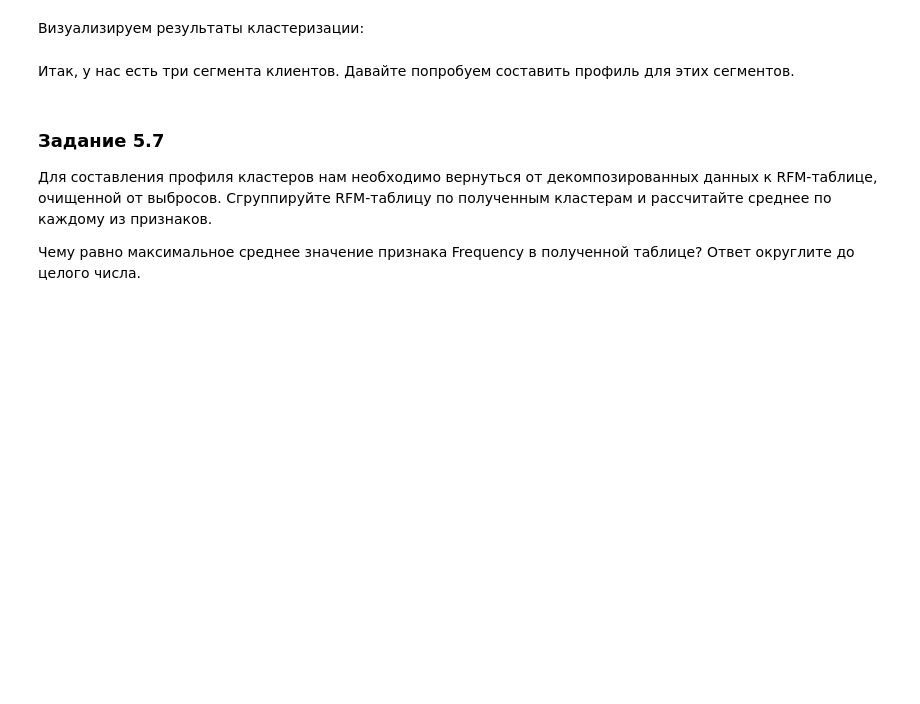
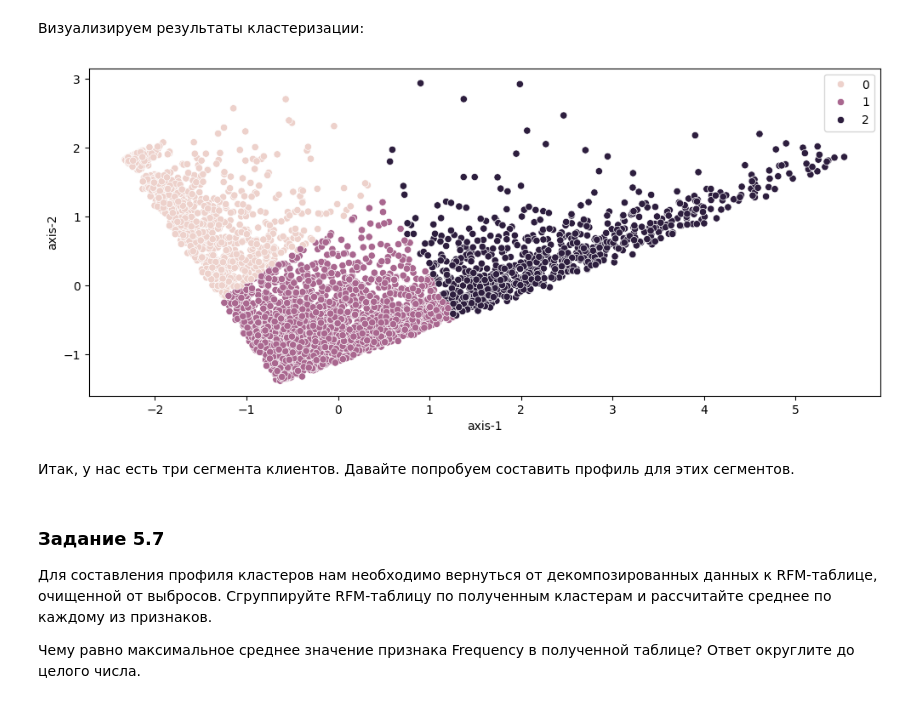
Before and after one commit to Ar1sha/sf, a Jupyter notebook: project_6/Project-6.Сегментирование клиентов онлайн-магазина подарков.ipynb, the cells around one changed output. Saved outputs shown, nothing was run; the diff lists cells and outputs as text; code cells hidden in the pictures; blank space fills up the shorter version.

```diff
--- a/project_6/Project-6.Сегментирование клиентов онлайн-магазина подарков.ipynb
+++ b/project_6/Project-6.Сегментирование клиентов онлайн-магазина подарков.ipynb
@@ -720,3 +798,5 @@ ax.set_zlabel('Monetary');
+# %%
+rfm_table_processed = pd.DataFrame(rfm_table_processed, columns=['axis-1', 'axis-2'])
 # %% [markdown]
 Визуализировав пространство главных компонент после декомпозиции мы получим следующую картину:
 # %%
@@ -734,3 +816,10 @@ sns.scatterplot(data=rfm_table_processed, x='axis-1', y='axis-2');
 1) Судя по полученным результатам, какое количество кластеров лучше всего взять?
 
 2) Чему равно максимальное значение коэффициента силуэта? Ответ округлите до двух знаков после точки-разделителя.
+# %%
+kmeans_clusters = {}
+for num in range(2,11):
+  kmeans = cluster.KMeans(random_state=42, n_clusters=num)
+  kmeans.fit(rfm_table_processed)
+  kmeans_clusters[num]=float(metrics.silhouette_score(rfm_table_processed,kmeans.labels_))
+kmeans_clusters
@@ -745,3 +850,12 @@ sns.scatterplot(data=rfm_table_processed, x='axis-1', y='axis-2');
 1) Судя по полученным результатам, какое количество кластеров лучше всего взять?
 
 2) Чему равно максимальное значение коэффициента силуэта? Ответ округлите до двух знаков после точки-разделителя.
+# %%
+EM = {}
+
+for num in range(2,11):
+  GM=mixture.GaussianMixture(n_components=num,random_state=42)
+  GM.fit(rfm_table_processed)
+  pred = GM.predict(rfm_table_processed)
+  EM[num]=float(metrics.silhouette_score(rfm_table_processed,pred))
+EM
@@ -756,3 +886,7 @@ sns.scatterplot(data=rfm_table_processed, x='axis-1', y='axis-2');
 
 2) Обучите лучшую модель с подобранным ранее количеством кластеров на декомпозированных данных.
 Сколько клиентов попало в самый большой кластер?
+# %%
+kmeans = cluster.KMeans(random_state=42, n_clusters=3)
+kmeans.fit(rfm_table_processed)
+pd.DataFrame(kmeans.labels_).value_counts()
@@ -761,11 +902,13 @@ sns.scatterplot(data=rfm_table_processed, x='axis-1', y='axis-2');
 # %%
 fig = plt.figure(figsize=(12, 5))
 sns.scatterplot(
     data=rfm_table_processed,
     x='axis-1',
     y='axis-2',
-    hue=labels,
+    hue=kmeans.labels_,
 );
+# %% [output]
+[figure, added]
 # %% [markdown]
 Итак, у нас есть три сегмента клиентов. Давайте попробуем составить профиль для этих сегментов.
 # %% [markdown]
```
Also changed, not shown: parts of 26 cells of this notebook.
